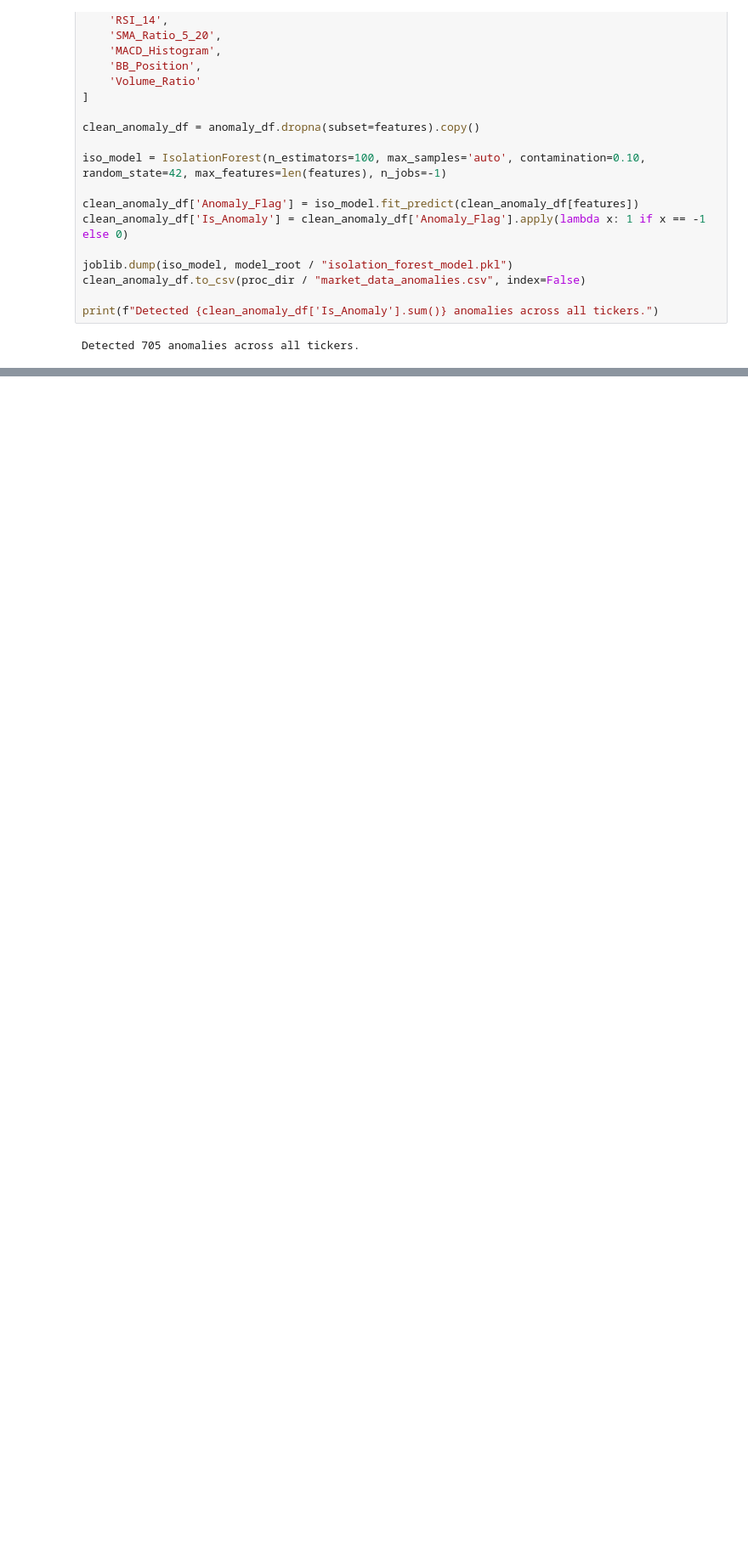
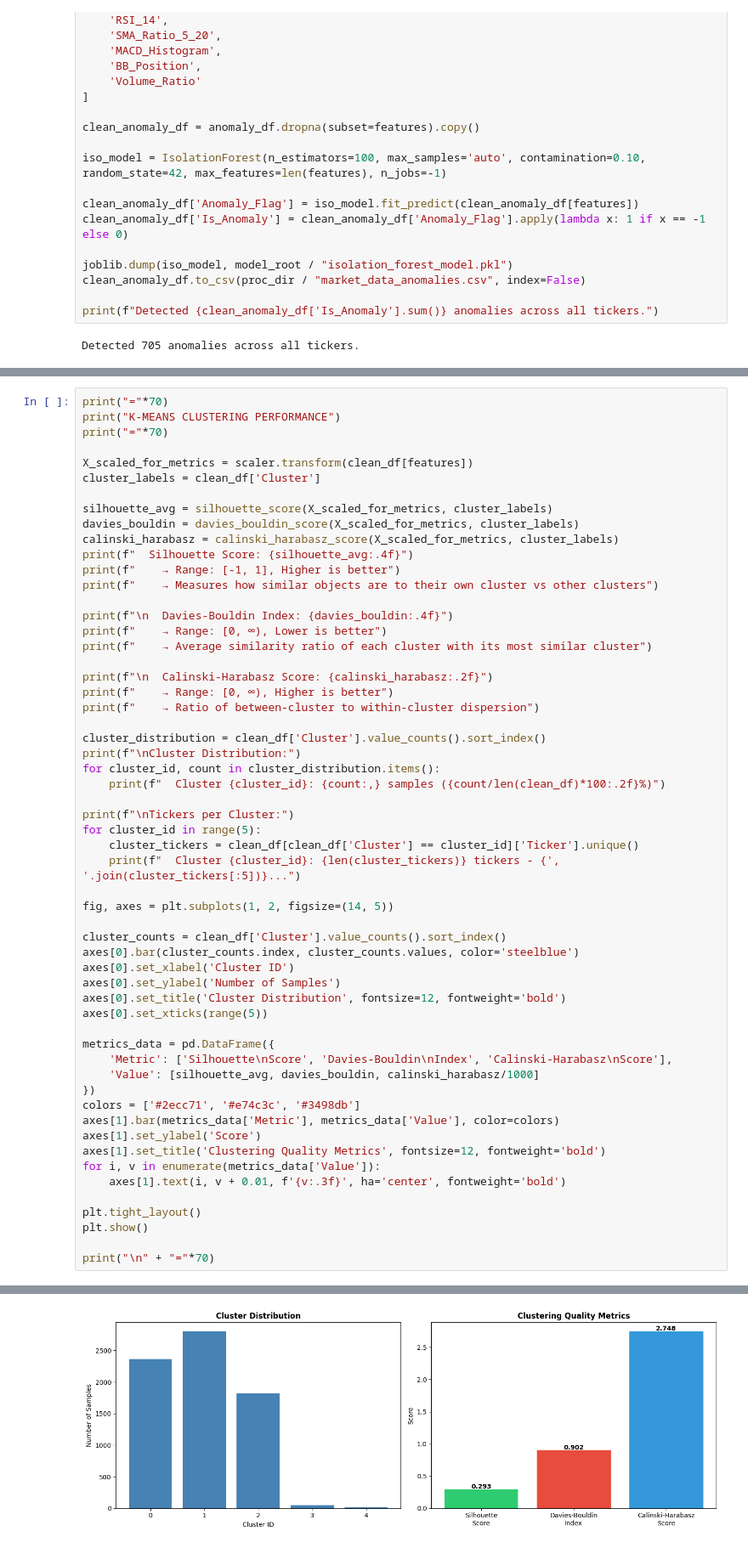
Before and after one commit to racksyyy/Stock-Market-Trend-Analysis, a Jupyter notebook: Notebooks/Stock_Market_Trend_Analysis.ipynb, the cells around one changed output, grey strips where cells are left out. Shown at 85% size. Cells and saved outputs as stored; diff of their text form; blank space fills up the shorter version.

```diff
--- a/Notebooks/Stock_Market_Trend_Analysis.ipynb
+++ b/Notebooks/Stock_Market_Trend_Analysis.ipynb
@@ -286,0 +454,58 @@ print(similar)
+# %%
+print("="*70)
+print("K-MEANS CLUSTERING PERFORMANCE")
+print("="*70)
+
+X_scaled_for_metrics = scaler.transform(clean_df[features])
+cluster_labels = clean_df['Cluster']
+
+silhouette_avg = silhouette_score(X_scaled_for_metrics, cluster_labels)
+davies_bouldin = davies_bouldin_score(X_scaled_for_metrics, cluster_labels)
+calinski_harabasz = calinski_harabasz_score(X_scaled_for_metrics, cluster_labels)
+print(f"  Silhouette Score: {silhouette_avg:.4f}")
+print(f"    → Range: [-1, 1], Higher is better")
+print(f"    → Measures how similar objects are to their own cluster vs other clusters")
+
+print(f"\n  Davies-Bouldin Index: {davies_bouldin:.4f}")
+print(f"    → Range: [0, ∞), Lower is better")
+print(f"    → Average similarity ratio of each cluster with its most similar cluster")
+
+print(f"\n  Calinski-Harabasz Score: {calinski_harabasz:.2f}")
+print(f"    → Range: [0, ∞), Higher is better")
+print(f"    → Ratio of between-cluster to within-cluster dispersion")
+
+cluster_distribution = clean_df['Cluster'].value_counts().sort_index()
+print(f"\nCluster Distribution:")
+for cluster_id, count in cluster_distribution.items():
+    print(f"  Cluster {cluster_id}: {count:,} samples ({count/len(clean_df)*100:.2f}%)")
+
+print(f"\nTickers per Cluster:")
+for cluster_id in range(5):
+    cluster_tickers = clean_df[clean_df['Cluster'] == cluster_id]['Ticker'].unique()
+    print(f"  Cluster {cluster_id}: {len(cluster_tickers)} tickers - {', '.join(cluster_tickers[:5])}...")
+
+fig, axes = plt.subplots(1, 2, figsize=(14, 5))
+
+cluster_counts = clean_df['Cluster'].value_counts().sort_index()
+axes[0].bar(cluster_counts.index, cluster_counts.values, color='steelblue')
+axes[0].set_xlabel('Cluster ID')
+axes[0].set_ylabel('Number of Samples')
+axes[0].set_title('Cluster Distribution', fontsize=12, fontweight='bold')
+axes[0].set_xticks(range(5))
+
+metrics_data = pd.DataFrame({
+    'Metric': ['Silhouette\nScore', 'Davies-Bouldin\nIndex', 'Calinski-Harabasz\nScore'],
+    'Value': [silhouette_avg, davies_bouldin, calinski_harabasz/1000]
+})
+colors = ['#2ecc71', '#e74c3c', '#3498db']
+axes[1].bar(metrics_data['Metric'], metrics_data['Value'], color=colors)
+axes[1].set_ylabel('Score')
+axes[1].set_title('Clustering Quality Metrics', fontsize=12, fontweight='bold')
+for i, v in enumerate(metrics_data['Value']):
+    axes[1].text(i, v + 0.01, f'{v:.3f}', ha='center', fontweight='bold')
+
+plt.tight_layout()
+plt.show()
+
+print("\n" + "="*70)
+# %% [output]
@@ -286,0 +529 @@ print(similar)
+[figure, added]
```
Also changed, not shown: parts of 24 cells of this notebook, 10 other files.
